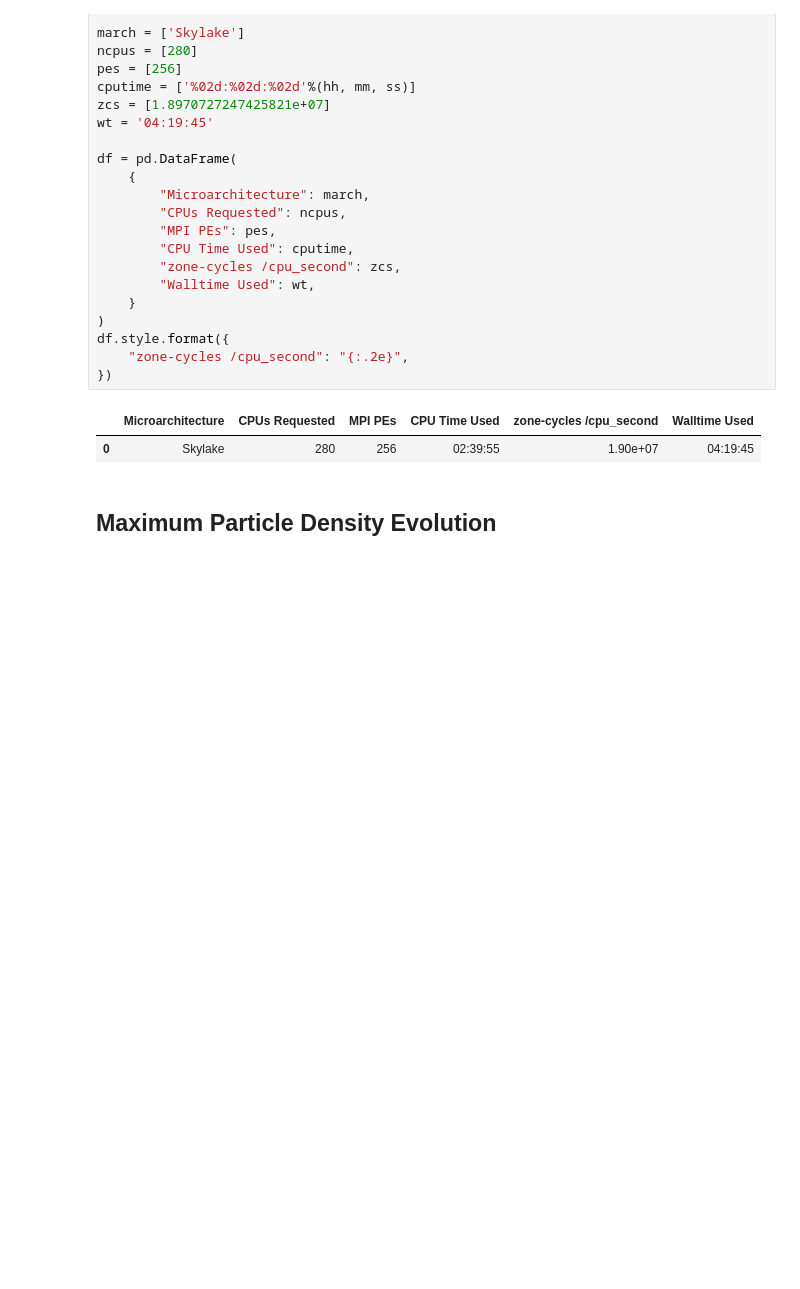
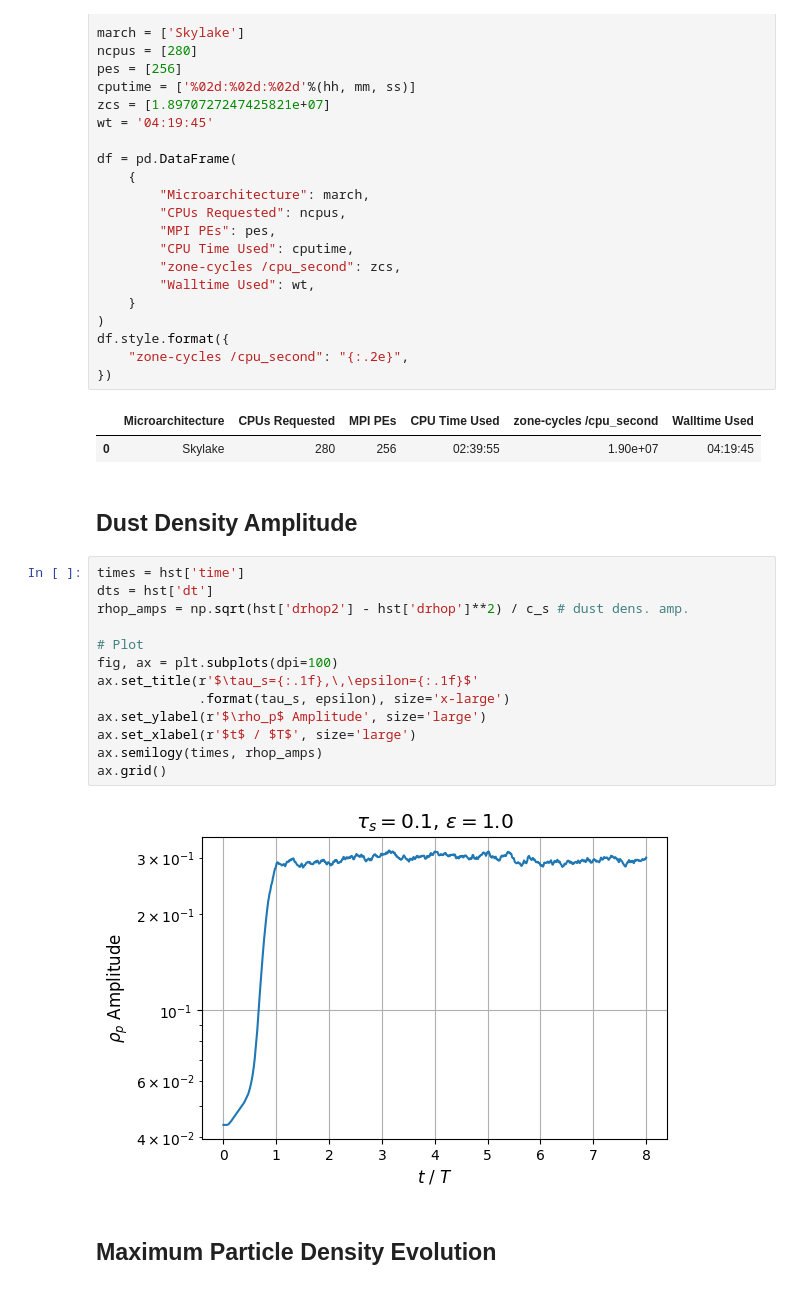
Before and after one commit to sabaronett/streaming-instability, a Jupyter notebook: nonlinear/Pi/AB/0.10/AB-Pi0.1.ipynb, the cells around one changed output. Drawn from its saved outputs; the diff is of its cells as text; blank space fills up the shorter version.

```diff
--- a/nonlinear/Pi/AB/0.1/AB-Pi0.1.ipynb
+++ b/nonlinear/Pi/AB/0.10/AB-Pi0.1.ipynb
@@ -118,6 +118,23 @@ df.style.format({
 # %% [output]
 |  | Microarchitecture | CPUs Requested | MPI PEs | CPU Time Used | zone-cycles /cpu_second | Walltime Used |
 | 0 | Skylake | 280 | 256 | 02:39:55 | 1.90e+07 | 04:19:45 |
+# %% [markdown]
+## Dust Density Amplitude
+# %%
+times = hst['time']
+dts = hst['dt']
+rhop_amps = np.sqrt(hst['drhop2'] - hst['drhop']**2) / c_s # dust dens. amp.
+
+# Plot
+fig, ax = plt.subplots(dpi=100)
+ax.set_title(r'$\tau_s={:.1f},\,\epsilon={:.1f}$'
+             .format(tau_s, epsilon), size='x-large')
+ax.set_ylabel(r'$\rho_p$ Amplitude', size='large')
+ax.set_xlabel(r'$t$ / $T$', size='large')
+ax.semilogy(times, rhop_amps)
+ax.grid()
+# %% [output]
+[figure, added]
 # %% [markdown]
 ## Maximum Particle Density Evolution
 # %%
```
Also changed, not shown: 27 other files.
